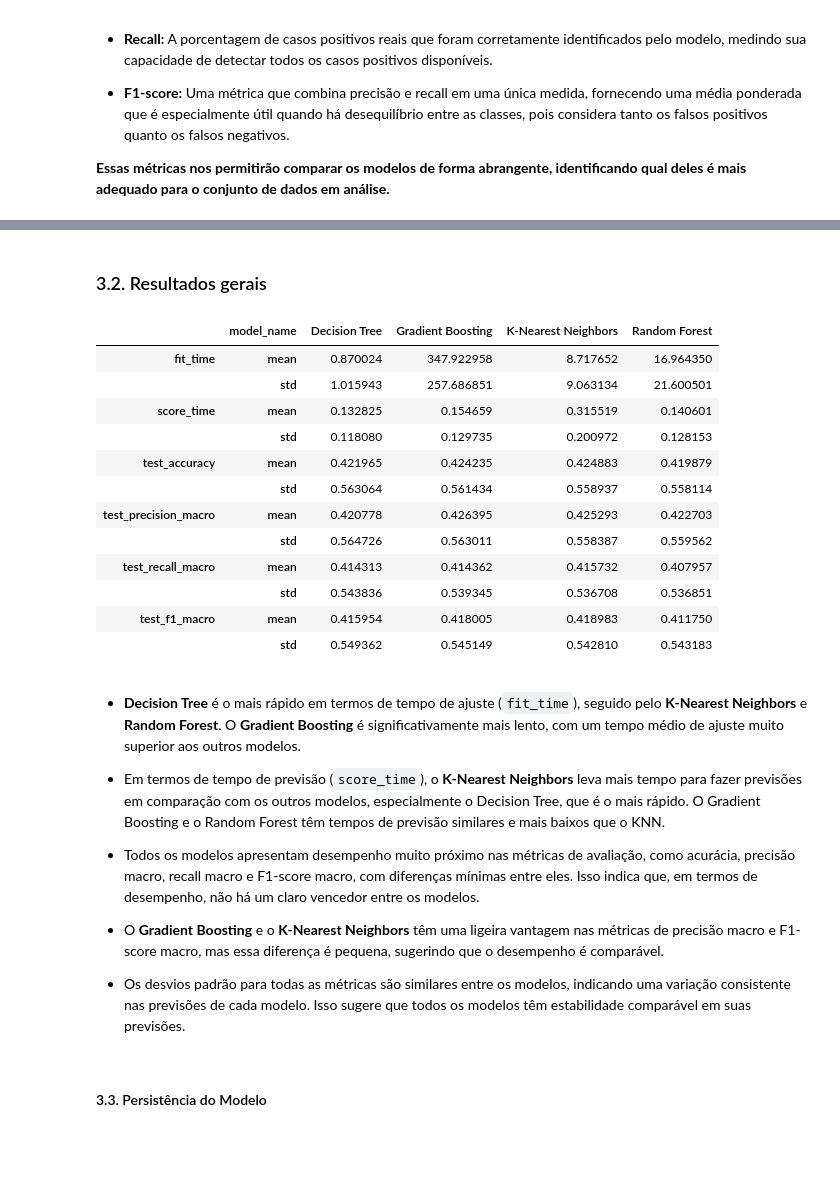
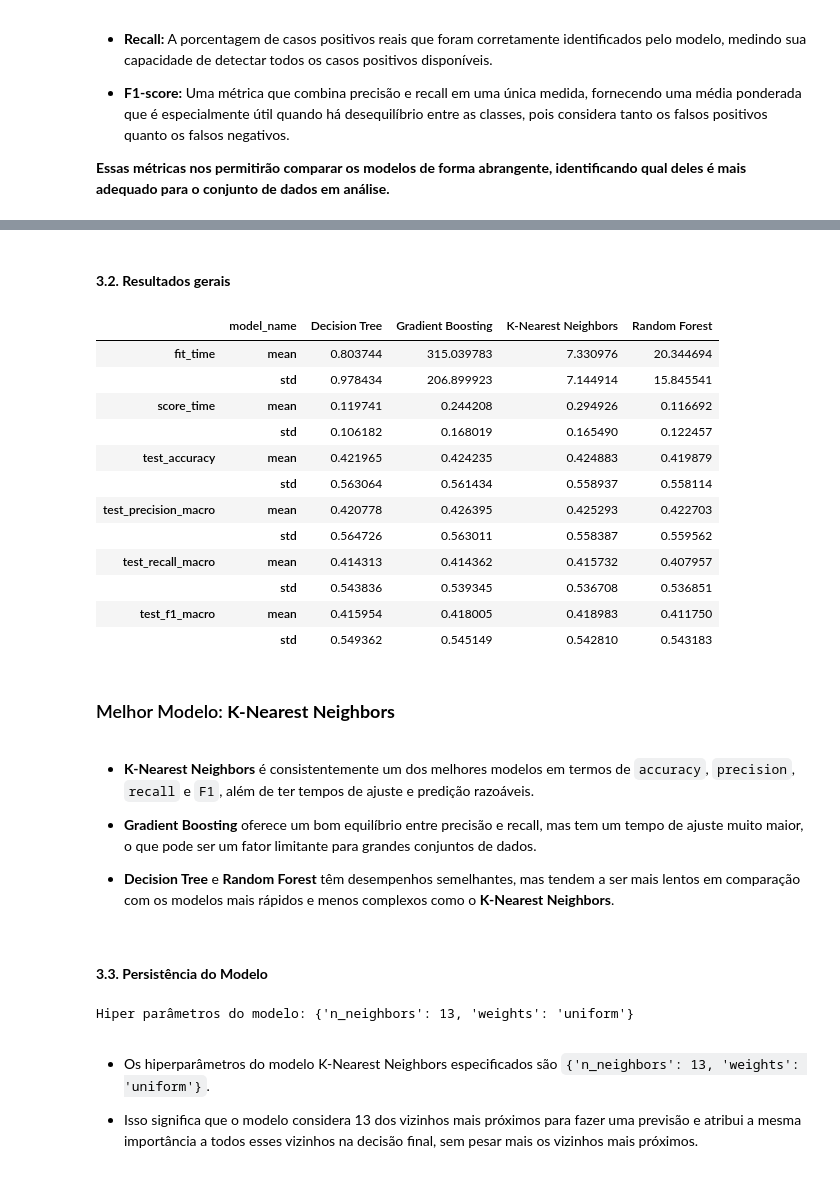
Before and after one commit to KesavaS2/Avanti-Bootcamp-cdd, a Jupyter notebook: notebooks/02-comparative_analysis.ipynb, the cells around one changed output, grey strips where cells are left out. Saved outputs shown, nothing was run; the diff lists cells and outputs as text; code cells hidden in the pictures; blank space fills up the shorter version.

Commit message:
feat:  Ajustes na modelagem preditiva

```diff
--- a/notebooks/02-comparative_analysis.ipynb
+++ b/notebooks/02-comparative_analysis.ipynb
@@ -542,28 +542,42 @@ running Random Forest...
 # %%
 # Destaca-se os Melhores Desempenhos em Resultados de Modelos
 
 def highlight_best(s, props=''):
     if s.name[1] != 'std':
-        if s.name[0].endswith('time'):
+        if 'time' in s.name[0]:
             return np.where(s == np.nanmin(s.values), props, '')
         return np.where(s == np.nanmax(s.values), props, '')
 
-display(Markdown("### 3.2. Resultados gerais"))
-(
+# Exibe os resultados gerais com destaque nos melhores desempenhos
+display(Markdown("#### **3.2. Resultados gerais**"))
+highlighted_results = (
     results
     .groupby('model_name')
     .agg(['mean', 'std']).T
     .style
     .apply(highlight_best, props='color:white;background-color:gray;font-weight: bold;', axis=1)
     .set_table_styles([{'selector': 'td', 'props': 'text-align: center;'}])
 )
+
+display(highlighted_results)
+
+# Identifica o melhor modelo baseado na média da métrica principal
+best_model = (
+    results
+    .groupby('model_name')
+    .mean()
+    .sort_values(by='test_accuracy', ascending=False)
+    .head(1)
+)
+
+display(Markdown(f"### Melhor Modelo: **{best_model.index[0]}**"))
 # %% [output]
-### 3.2. Resultados gerais
+#### **3.2. Resultados gerais**
 |  | model_name | Decision Tree | Gradient Boosting | K-Nearest Neighbors | Random Forest |
-| fit_time | mean | 0.870024 | 347.922958 | 8.717652 | 16.964350 |
-|  | std | 1.015943 | 257.686851 | 9.063134 | 21.600501 |
-| score_time | mean | 0.132825 | 0.154659 | 0.315519 | 0.140601 |
-|  | std | 0.118080 | 0.129735 | 0.200972 | 0.128153 |
+| fit_time | mean | 0.803744 | 315.039783 | 7.330976 | 20.344694 |
+|  | std | 0.978434 | 206.899923 | 7.144914 | 15.845541 |
+| score_time | mean | 0.119741 | 0.244208 | 0.294926 | 0.116692 |
+|  | std | 0.106182 | 0.168019 | 0.165490 | 0.122457 |
 | test_accuracy | mean | 0.421965 | 0.424235 | 0.424883 | 0.419879 |
 |  | std | 0.563064 | 0.561434 | 0.558937 | 0.558114 |
 | test_precision_macro | mean | 0.420778 | 0.426395 | 0.425293 | 0.422703 |
@@ -572,15 +586,39 @@ display(Markdown("### 3.2. Resultados gerais"))
 |  | std | 0.543836 | 0.539345 | 0.536708 | 0.536851 |
 | test_f1_macro | mean | 0.415954 | 0.418005 | 0.418983 | 0.411750 |
 |  | std | 0.549362 | 0.545149 | 0.542810 | 0.543183 |
+### Melhor Modelo: **K-Nearest Neighbors**
 # %% [markdown]
-   - **Decision Tree** é o mais rápido em termos de tempo de ajuste (`fit_time`), seguido pelo **K-Nearest Neighbors** e **Random Forest**. O **Gradient Boosting** é significativamente mais lento, com um tempo médio de ajuste muito superior aos outros modelos.
+* **K-Nearest Neighbors** é consistentemente um dos melhores modelos em termos de `accuracy`, `precision`, `recall` e `F1`, além de ter tempos de ajuste e predição razoáveis.
 
-   - Em termos de tempo de previsão (`score_time`), o **K-Nearest Neighbors** leva mais tempo para fazer previsões em comparação com os outros modelos, especialmente o Decision Tree, que é o mais rápido. O Gradient Boosting e o Random Forest têm tempos de previsão similares e mais baixos que o KNN.
+* **Gradient Boosting** oferece um bom equilíbrio entre precisão e recall, mas tem um tempo de ajuste muito maior, o que pode ser um fator limitante para grandes conjuntos de dados.
 
-   - Todos os modelos apresentam desempenho muito próximo nas métricas de avaliação, como acurácia, precisão macro, recall macro e F1-score macro, com diferenças mínimas entre eles. Isso indica que, em termos de desempenho, não há um claro vencedor entre os modelos.
-
-   - O **Gradient Boosting** e o **K-Nearest Neighbors** têm uma ligeira vantagem nas métricas de precisão macro e F1-score macro, mas essa diferença é pequena, sugerindo que o desempenho é comparável.
-
-   - Os desvios padrão para todas as métricas são similares entre os modelos, indicando uma variação consistente nas previsões de cada modelo. Isso sugere que todos os modelos têm estabilidade comparável em suas previsões.
+* **Decision Tree** e **Random Forest** têm desempenhos semelhantes, mas tendem a ser mais lentos em comparação com os modelos mais rápidos e menos complexos como o **K-Nearest Neighbors**.
 # %% [markdown]
-#### 3.3. Persistência do Modelo
+#### **3.3. Persistência do Modelo**
+# %%
+#Obtem o modelo e os parametros ganhadores
+
+model_name, model_object, model_parameters  = [foo for foo in models if foo[0] == "K-Nearest Neighbors"][0]
+
+model_grid_search = GridSearchCV(
+        estimator=model_object,
+        param_grid=model_parameters,
+        scoring=scoring,
+        n_jobs=-1,
+        cv=cross_validate_grid_search
+    )
+
+approach = Pipeline([
+    ("preprocessor", preprocessor),
+    ("model", model_grid_search)
+])
+
+approach.fit(X, y) #Seleciona o approach
+
+print(f"Hiper parâmetros do modelo: {approach.steps[1][1].best_params_}")
+# %% [output]
+Hiper parâmetros do modelo: {'n_neighbors': 13, 'weights': 'uniform'}
+# %% [markdown]
+* Os hiperparâmetros do modelo K-Nearest Neighbors especificados são `{'n_neighbors': 13, 'weights': 'uniform'}`.
+
+* Isso significa que o modelo considera 13 dos vizinhos mais próximos para fazer uma previsão e atribui a mesma importância a todos esses vizinhos na decisão final, sem pesar mais os vizinhos mais próximos.
```
Also changed, not shown: parts of 4 cells of this notebook.
